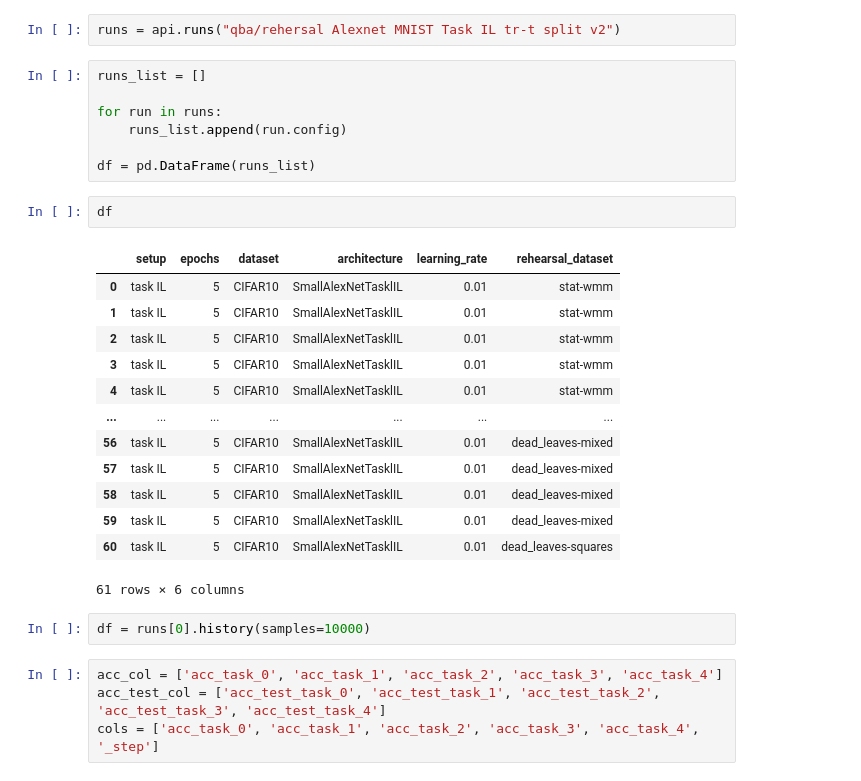
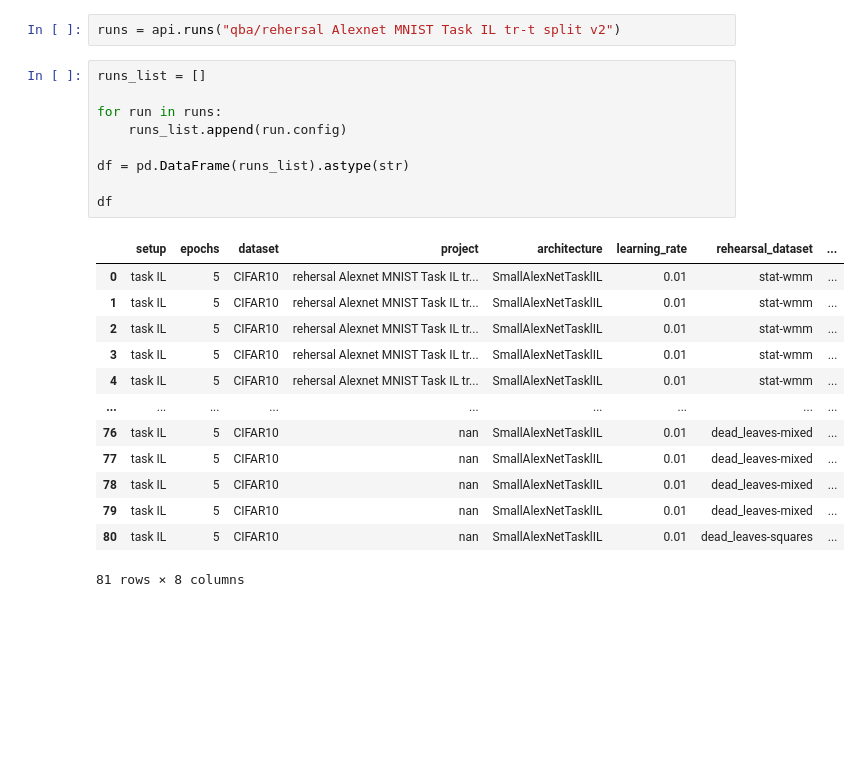
Before and after one commit to jsobolew/mgr, a Jupyter notebook: myCode/Results visualization/Results_Visualization_datasets.ipynb, the cells around one changed output. Drawn from its saved outputs; the diff is of its cells as text; blank space fills up the shorter version.

```diff
--- a/myCode/Results visualization/Results_Visualization_datasets.ipynb
+++ b/myCode/Results visualization/Results_Visualization_datasets.ipynb
@@ -12,29 +12,23 @@ runs = api.runs("qba/rehersal Alexnet MNIST Task IL tr-t split v2")
 # %%
 runs_list = []
 
 for run in runs:
     runs_list.append(run.config)
 
-df = pd.DataFrame(runs_list)
+df = pd.DataFrame(runs_list).astype(str)
+
+df
+# %% [output]
+|  | setup | epochs | dataset | project | architecture | learning_rate | rehearsal_dataset | ... |
+| 0 | task IL | 5 | CIFAR10 | rehersal Alexnet MNIST Task IL tr... | SmallAlexNetTasklIL | 0.01 | stat-wmm | ... |
+| 1 | task IL | 5 | CIFAR10 | rehersal Alexnet MNIST Task IL tr... | SmallAlexNetTasklIL | 0.01 | stat-wmm | ... |
+| 2 | task IL | 5 | CIFAR10 | rehersal Alexnet MNIST Task IL tr... | SmallAlexNetTasklIL | 0.01 | stat-wmm | ... |
+| 3 | task IL | 5 | CIFAR10 | rehersal Alexnet MNIST Task IL tr... | SmallAlexNetTasklIL | 0.01 | stat-wmm | ... |
+| 4 | task IL | 5 | CIFAR10 | rehersal Alexnet MNIST Task IL tr... | SmallAlexNetTasklIL | 0.01 | stat-wmm | ... |
+| ... | ... | ... | ... | ... | ... | ... | ... | ... |
+| 76 | task IL | 5 | CIFAR10 | nan | SmallAlexNetTasklIL | 0.01 | dead_leaves-mixed | ... |
+| 77 | task IL | 5 | CIFAR10 | nan | SmallAlexNetTasklIL | 0.01 | dead_leaves-mixed | ... |
+| 78 | task IL | 5 | CIFAR10 | nan | SmallAlexNetTasklIL | 0.01 | dead_leaves-mixed | ... |
+| 79 | task IL | 5 | CIFAR10 | nan | SmallAlexNetTasklIL | 0.01 | dead_leaves-mixed | ... |
+| 80 | task IL | 5 | CIFAR10 | nan | SmallAlexNetTasklIL | 0.01 | dead_leaves-squares | ... |
+81 rows × 8 columns
-# %%
-df
-# %% [output]
-|  | setup | epochs | dataset | architecture | learning_rate | rehearsal_dataset |
-| 0 | task IL | 5 | CIFAR10 | SmallAlexNetTasklIL | 0.01 | stat-wmm |
-| 1 | task IL | 5 | CIFAR10 | SmallAlexNetTasklIL | 0.01 | stat-wmm |
-| 2 | task IL | 5 | CIFAR10 | SmallAlexNetTasklIL | 0.01 | stat-wmm |
-| 3 | task IL | 5 | CIFAR10 | SmallAlexNetTasklIL | 0.01 | stat-wmm |
-| 4 | task IL | 5 | CIFAR10 | SmallAlexNetTasklIL | 0.01 | stat-wmm |
-| ... | ... | ... | ... | ... | ... | ... |
-| 56 | task IL | 5 | CIFAR10 | SmallAlexNetTasklIL | 0.01 | dead_leaves-mixed |
-| 57 | task IL | 5 | CIFAR10 | SmallAlexNetTasklIL | 0.01 | dead_leaves-mixed |
-| 58 | task IL | 5 | CIFAR10 | SmallAlexNetTasklIL | 0.01 | dead_leaves-mixed |
-| 59 | task IL | 5 | CIFAR10 | SmallAlexNetTasklIL | 0.01 | dead_leaves-mixed |
-| 60 | task IL | 5 | CIFAR10 | SmallAlexNetTasklIL | 0.01 | dead_leaves-squares |
-61 rows × 6 columns
-# %%
-df = runs[0].history(samples=10000)
-# %%
-acc_col = ['acc_task_0', 'acc_task_1', 'acc_task_2', 'acc_task_3', 'acc_task_4']
-acc_test_col = ['acc_test_task_0', 'acc_test_task_1', 'acc_test_task_2', 'acc_test_task_3', 'acc_test_task_4']
-cols = ['acc_task_0', 'acc_task_1', 'acc_task_2', 'acc_task_3', 'acc_task_4', '_step']
```
Also changed, not shown: parts of 28 cells of this notebook, 2 other files.
